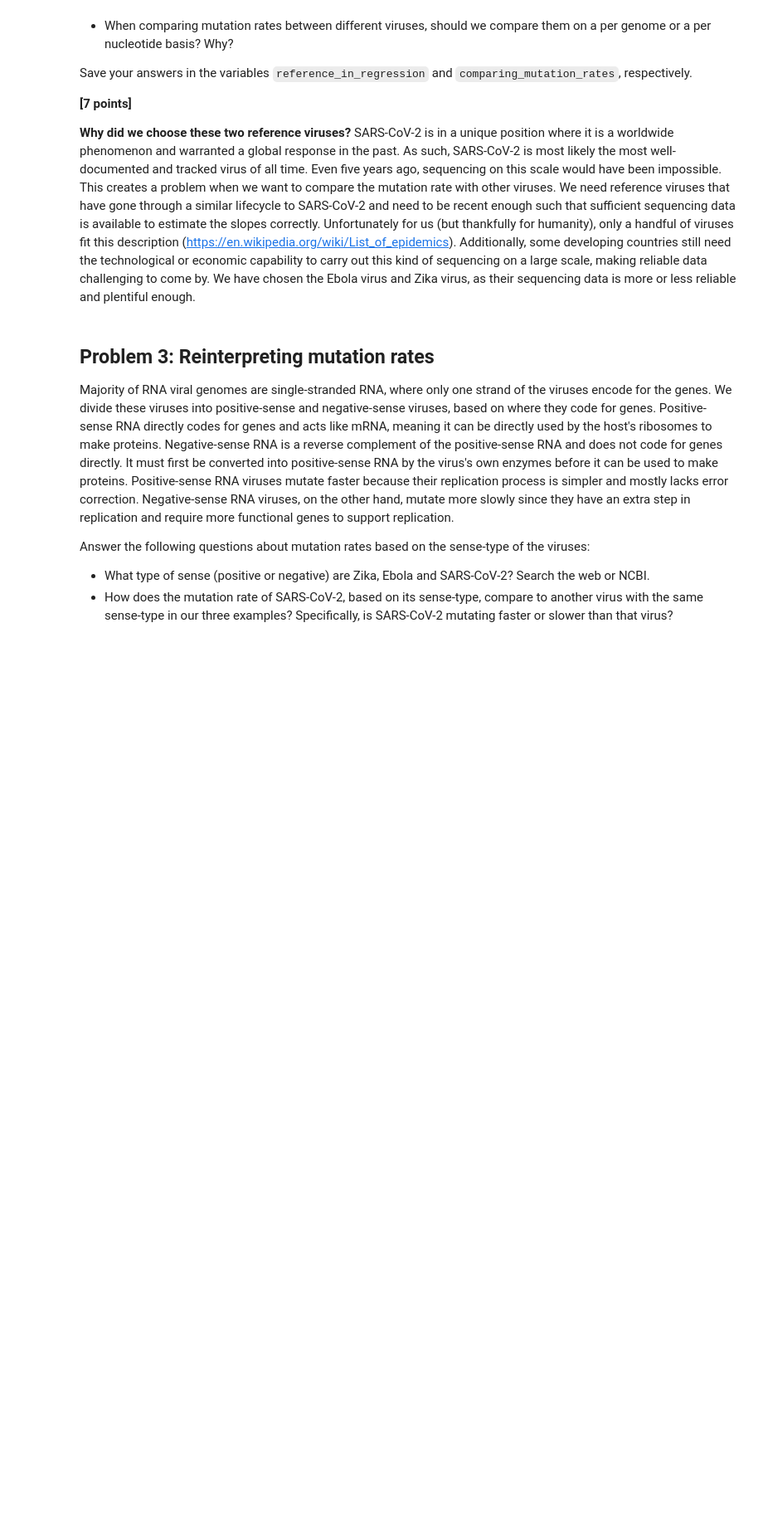
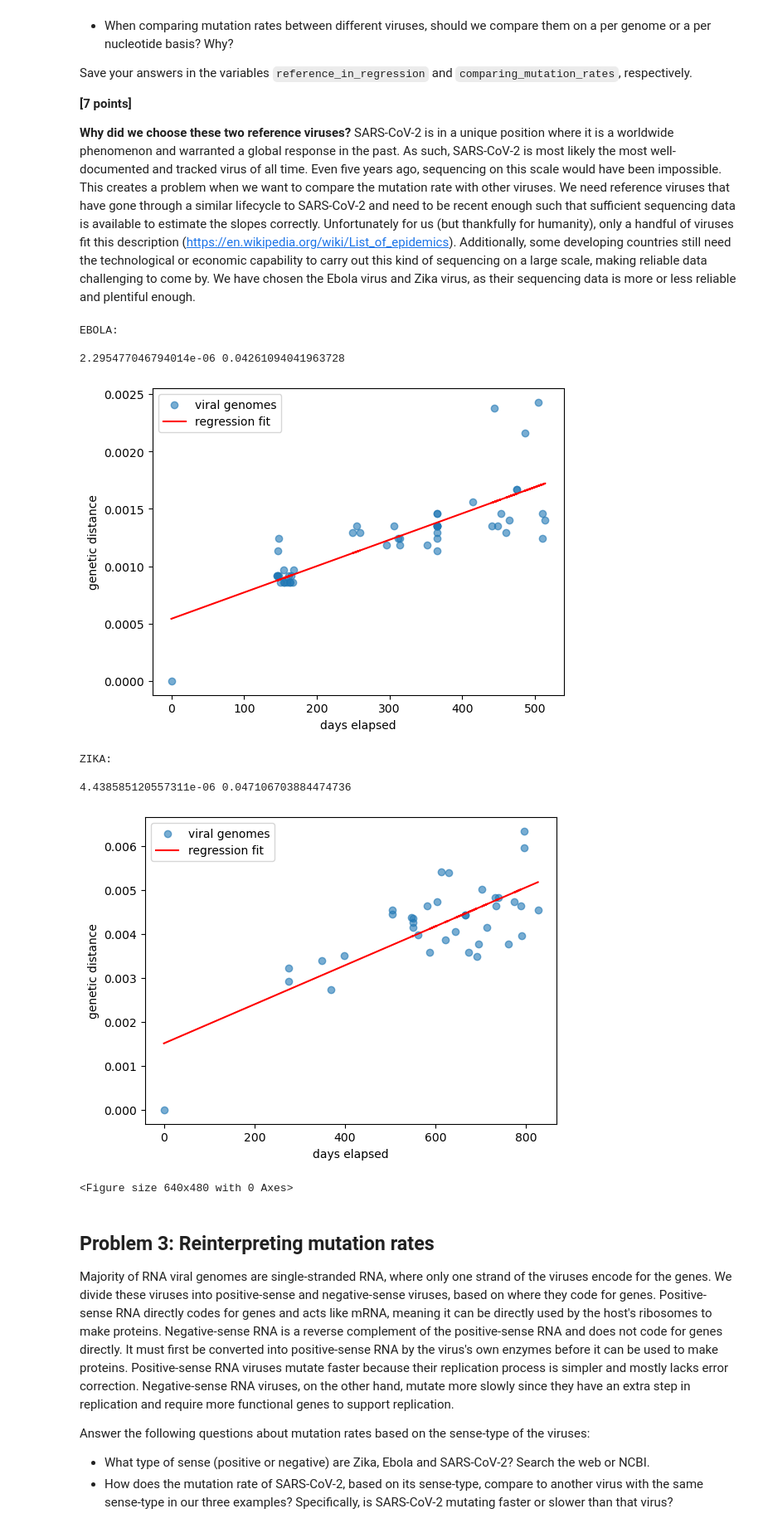
Before and after one commit to zoexbrookes/assign_viral_evo, a Jupyter notebook: assign_viral_evo-master/viral_evo_workbook.ipynb, the cells around one changed output. Shown at 83% size. Drawn from its saved outputs; the diff is of its cells as text; code cells hidden in the pictures; blank space fills up the shorter version.

```diff
--- a/assign_viral_evo-master/viral_evo_workbook.ipynb
+++ b/assign_viral_evo-master/viral_evo_workbook.ipynb
@@ -134,4 +108,29 @@ Save your answers in the variables `reference_in_regression` and `comparing_muta
 
 
 **Why did we choose these two reference viruses?** SARS-CoV-2 is in a unique position where it is a worldwide phenomenon and warranted a global response in the past. As such, SARS-CoV-2 is most likely the most well-documented and tracked virus of all time. Even five years ago, sequencing on this scale would have been impossible. This creates a problem when we want to compare the mutation rate with other viruses. We need reference viruses that have gone through a similar lifecycle to SARS-CoV-2 and need to be recent enough such that sufficient sequencing data is available to estimate the slopes correctly. Unfortunately for us (but thankfully for humanity), only a handful of viruses fit this description (https://en.wikipedia.org/wiki/List_of_epidemics). Additionally, some developing countries still need the technological or economic capability to carry out this kind of sequencing on a large scale, making reliable data challenging to come by. We have chosen the Ebola virus and Zika virus, as their sequencing data is more or less reliable and plentiful enough.
+# %%
+ebola_seq = "data/p2-ebola-viruses.fasta"
+with open(ebola_seq) as fe:
+    next(fe)
+    ebola_ref = next(fe).upper()
+
+zika_seq = "data/p2-zika-viruses.fasta"
+with open(zika_seq) as fz:
+    next(fz)
+    zika_ref = next(fz).upper()
+
+print("EBOLA:\n")
+plot_seqs(ref_seq=ebola_ref,fasta_file=ebola_seq)
+print("ZIKA:\n")
+plot_seqs(ref_seq=zika_ref,fasta_file=zika_seq)
+# %% [output]
+EBOLA:
+
+2.295477046794014e-06 0.04261094041963728
+[figure, added]
+ZIKA:
+
+4.438585120557311e-06 0.047106703884474736
+[figure, added]
+<Figure size 640x480 with 0 Axes>
 # %%
```
Also changed, not shown: parts of 4 cells of this notebook, 2 other files.
